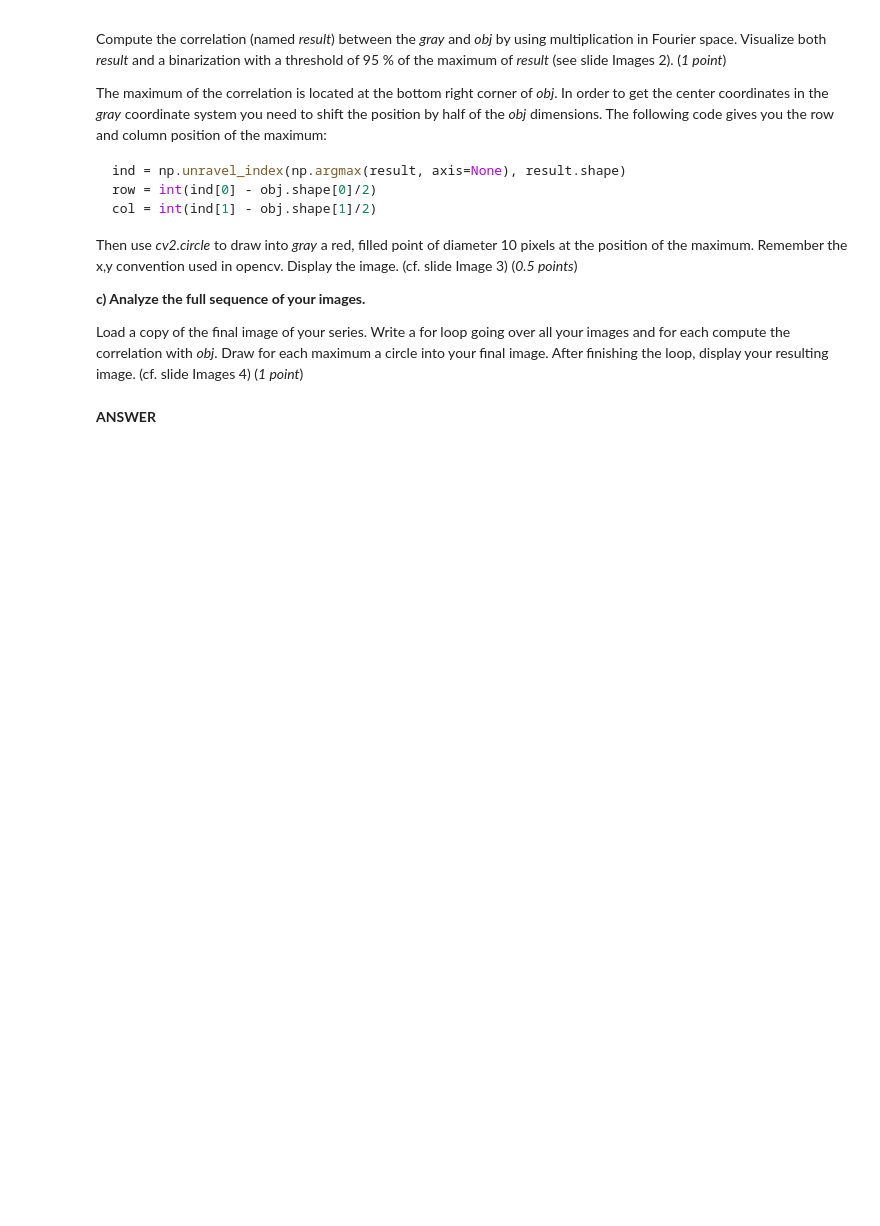
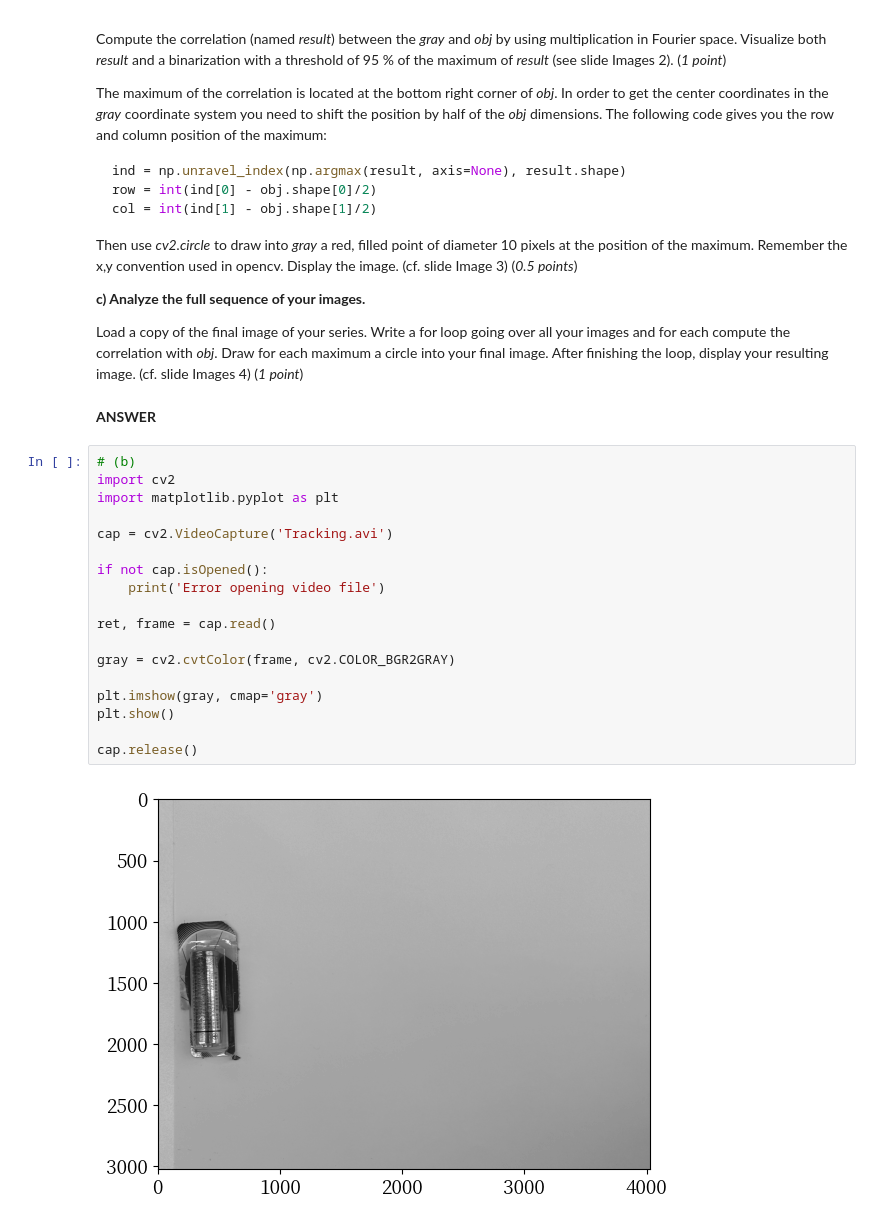
Before and after one commit to Matty-7/CS302-ComputerVision, a Jupyter notebook: CV_HW_4/Homework _4.ipynb, the cells around one changed output. Cells and saved outputs as stored; diff of their text form; blank space fills up the shorter version.

```diff
--- a/CV_HW_4/Homework _4.ipynb
+++ b/CV_HW_4/Homework _4.ipynb
@@ -242,3 +242,23 @@ After finishing the loop, display your resulting image. (cf. slide Images 4)
 (*1 point*)
 # %% [markdown]
 **ANSWER**
+# %%
+# (b)
+import cv2
+import matplotlib.pyplot as plt
+
+cap = cv2.VideoCapture('Tracking.avi')
+
+if not cap.isOpened():
+    print('Error opening video file')
+
+ret, frame = cap.read()
+
+gray = cv2.cvtColor(frame, cv2.COLOR_BGR2GRAY)
+
+plt.imshow(gray, cmap='gray')
+plt.show()
+
+cap.release()
+# %% [output]
+[figure, added]
```
Also changed, not shown: parts of 1 cell of this notebook, 1 other file.
